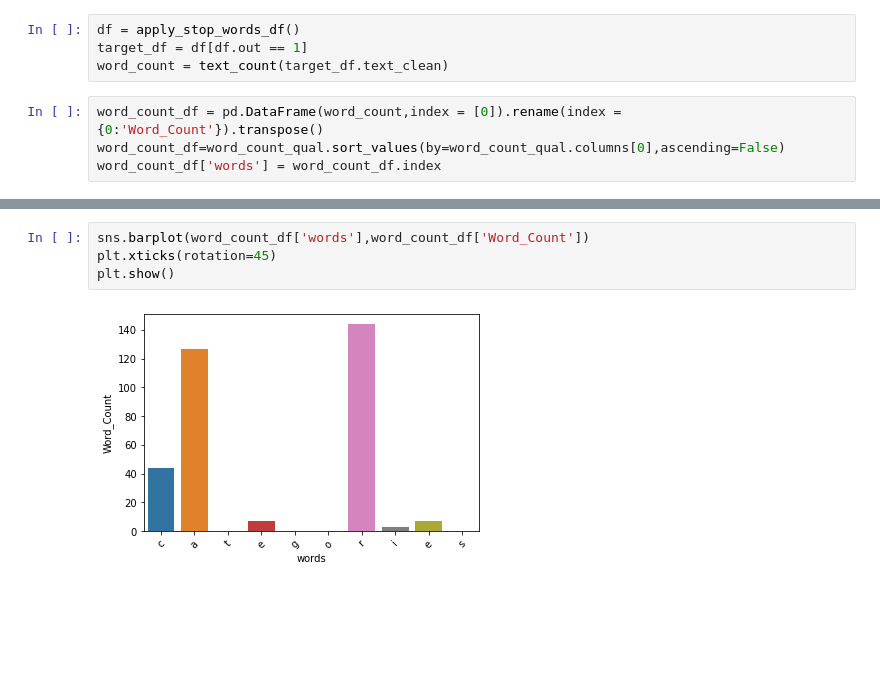
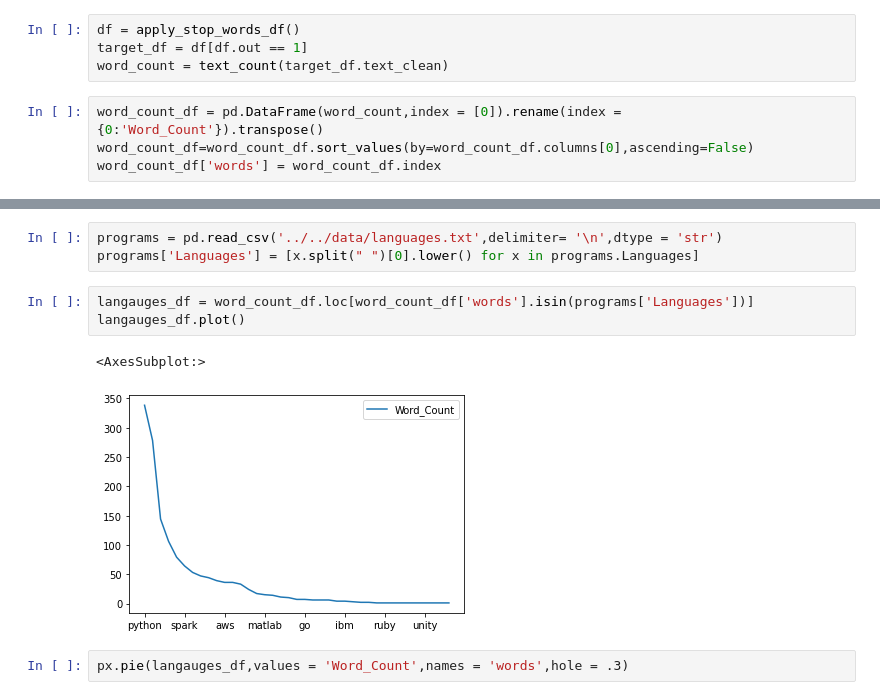
Before and after one commit to Emilianopp/skillQuery-backend, a Jupyter notebook: modeling/notebooks/Exploratory_analysis_BERT.ipynb, the cells around one changed output, grey strips where cells are left out. Drawn from its saved outputs; the diff is of its cells as text; blank space fills up the shorter version.

Commit message:
adding some pretty plots

```diff
--- a/modeling/notebooks/Exploratory_analysis_BERT.ipynb
+++ b/modeling/notebooks/Exploratory_analysis_BERT.ipynb
@@ -40,5 +41,5 @@ target_df = df[df.out == 1]
 word_count = text_count(target_df.text_clean)
 # %%
 word_count_df = pd.DataFrame(word_count,index = [0]).rename(index = {0:'Word_Count'}).transpose()
-word_count_df=word_count_qual.sort_values(by=word_count_qual.columns[0],ascending=False)
+word_count_df=word_count_df.sort_values(by=word_count_df.columns[0],ascending=False)
 word_count_df['words'] = word_count_df.index
@@ -51,6 +46,11 @@ plt.show()
-# %%
-sns.barplot(word_count_df['words'],word_count_df['Word_Count'])
-plt.xticks(rotation=45)
-plt.show()
-# %% [output]
-[figure, removed]
+# %%
+programs = pd.read_csv('../../data/languages.txt',delimiter= '\n',dtype = 'str')
+programs['Languages'] = [x.split(" ")[0].lower() for x in programs.Languages]
+# %%
+langauges_df = word_count_df.loc[word_count_df['words'].isin(programs['Languages'])]
+langauges_df.plot()
+# %% [output]
+<AxesSubplot:>
+[figure, added]
+# %%
+px.pie(langauges_df,values = 'Word_Count',names = 'words',hole = .3)
```
Also changed, not shown: parts of 3 cells of this notebook.
